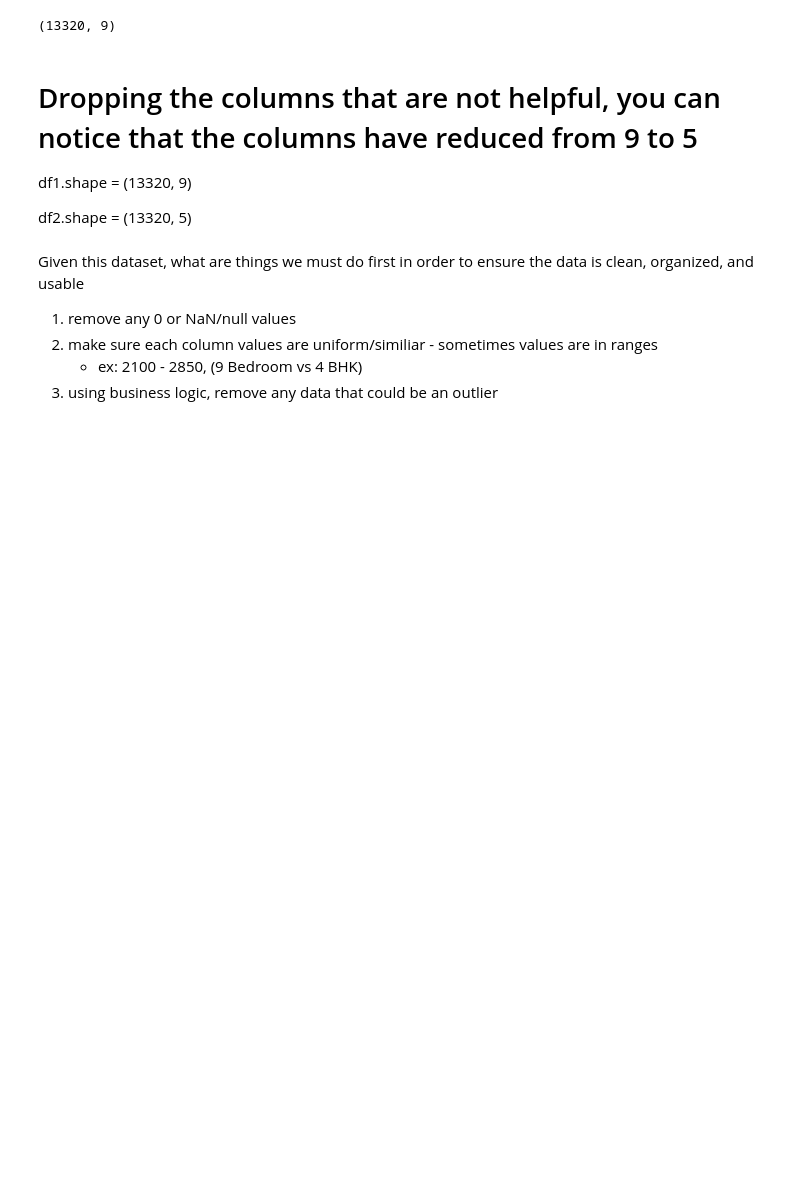
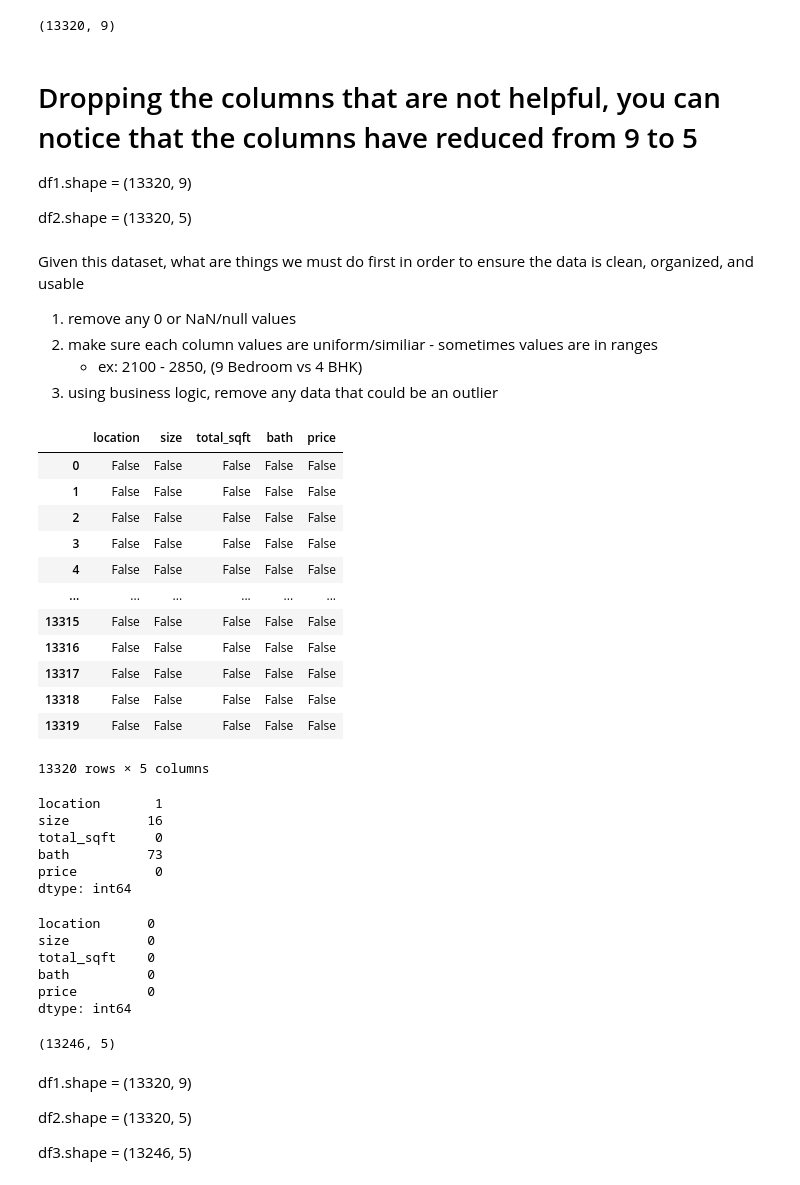
Before and after one commit to johnnyjvang/data_science, a Jupyter notebook: Housing Price Prediction/prediction_banglore_home_prices.ipynb, the cells around one changed output. Saved outputs shown, nothing was run; the diff lists cells and outputs as text; code cells hidden in the pictures; blank space fills up the shorter version.

```diff
--- a/Housing Price Prediction/prediction_banglore_home_prices.ipynb
+++ b/Housing Price Prediction/prediction_banglore_home_prices.ipynb
@@ -163,3 +163,28 @@ Given this dataset, what are things we must do first in order to ensure the data
 2. make sure each column values are uniform/similiar - sometimes values are in ranges
     - ex: 2100 - 2850, (9 Bedroom vs 4 BHK)
 3. using business logic, remove any data that could be an outlier
+# %%
+df2.isnull()
+# %% [output]
+|  | location | size | total_sqft | bath | price |
+| 0 | False | False | False | False | False |
+| 1 | False | False | False | False | False |
+| 2 | False | False | False | False | False |
+| 3 | False | False | False | False | False |
+| 4 | False | False | False | False | False |
+| ... | ... | ... | ... | ... | ... |
+| 13315 | False | False | False | False | False |
+| 13316 | False | False | False | False | False |
+| 13317 | False | False | False | False | False |
+| 13318 | False | False | False | False | False |
+| 13319 | False | False | False | False | False |
+13320 rows × 5 columns
+# %%
+df2.isnull().sum()
+# %% [output]
+location       1
+size          16
+total_sqft     0
+bath          73
+price          0
+dtype: int64
@@ -165,0 +193,19 @@ Given this dataset, what are things we must do first in order to ensure the data
+# %%
+df3.isnull().sum()
+# %% [output]
+location      0
+size          0
+total_sqft    0
+bath          0
+price         0
+dtype: int64
+# %%
+df3.shape
+# %% [output]
+(13246, 5)
+# %% [markdown]
+df1.shape = (13320, 9)
+
+df2.shape = (13320, 5)
+
+df3.shape = (13246, 5)
```
Also changed, not shown: parts of 39 cells of this notebook.
